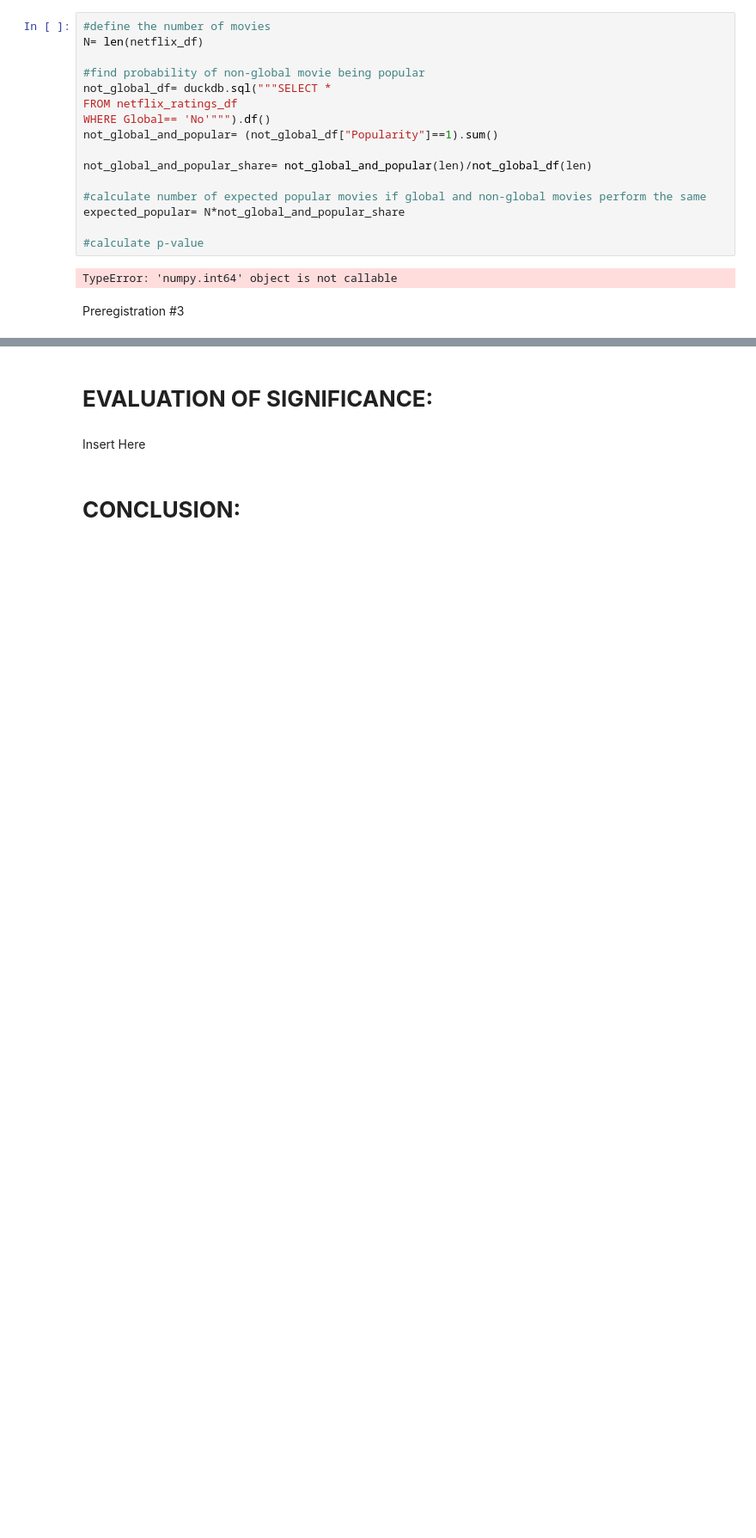
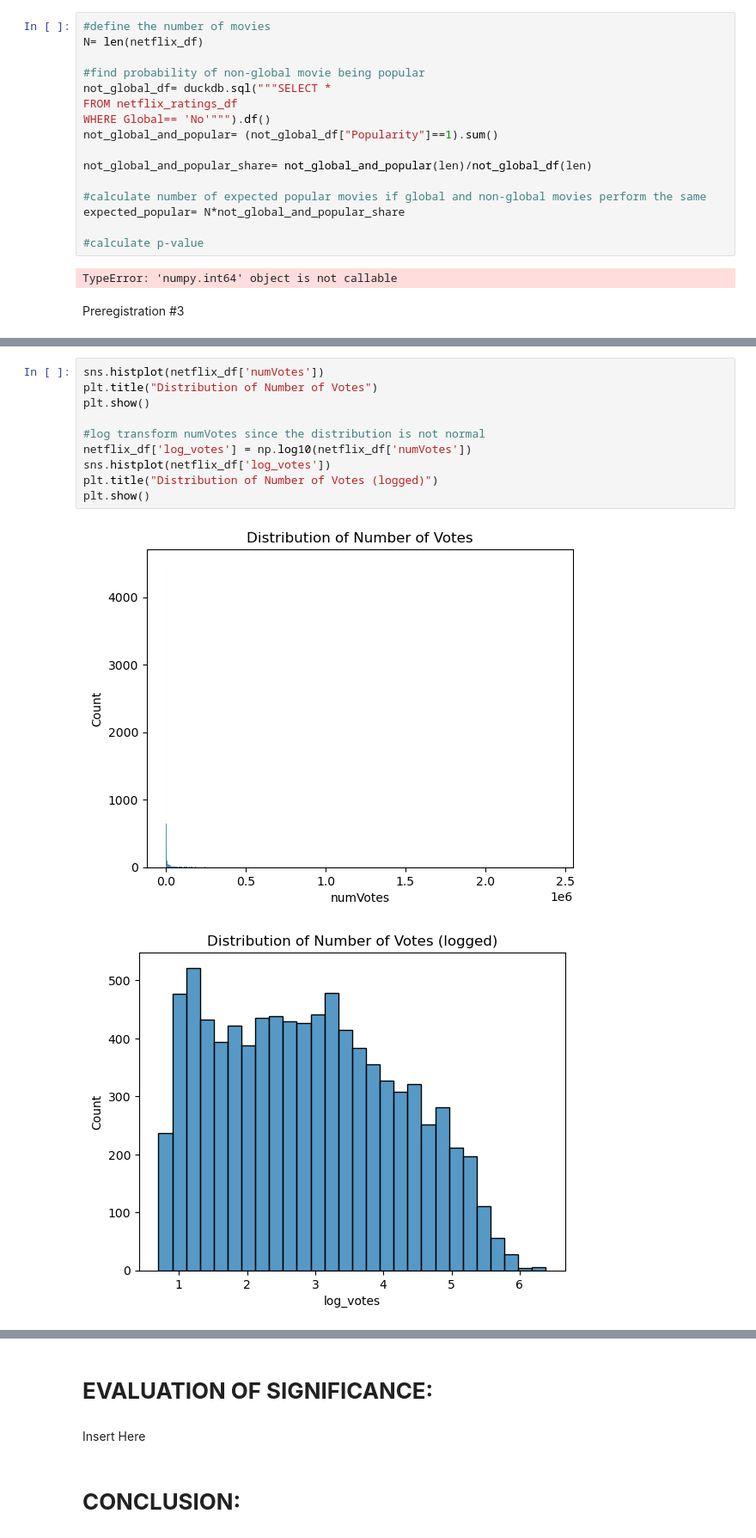
Before and after one commit to xuanlianliu/Data_Science_Project, a Jupyter notebook: Netflix.ipynb, the cells around one changed output, grey strips where cells are left out. Shown at 86% size. Drawn from its saved outputs; the diff is of its cells as text; blank space fills up the shorter version.

```diff
--- a/Netflix.ipynb
+++ b/Netflix.ipynb
@@ -338,0 +342,13 @@ From the graph, it's clear that there is no strong linear relationship as the po
+# %%
+sns.histplot(netflix_df['numVotes'])
+plt.title("Distribution of Number of Votes")
+plt.show()
+
+#log transform numVotes since the distribution is not normal
+netflix_df['log_votes'] = np.log10(netflix_df['numVotes'])
+sns.histplot(netflix_df['log_votes'])
+plt.title("Distribution of Number of Votes (logged)")
+plt.show()
+# %% [output]
+[figure, added]
+[figure, added]
```
Also changed, not shown: parts of 13 cells of this notebook.
